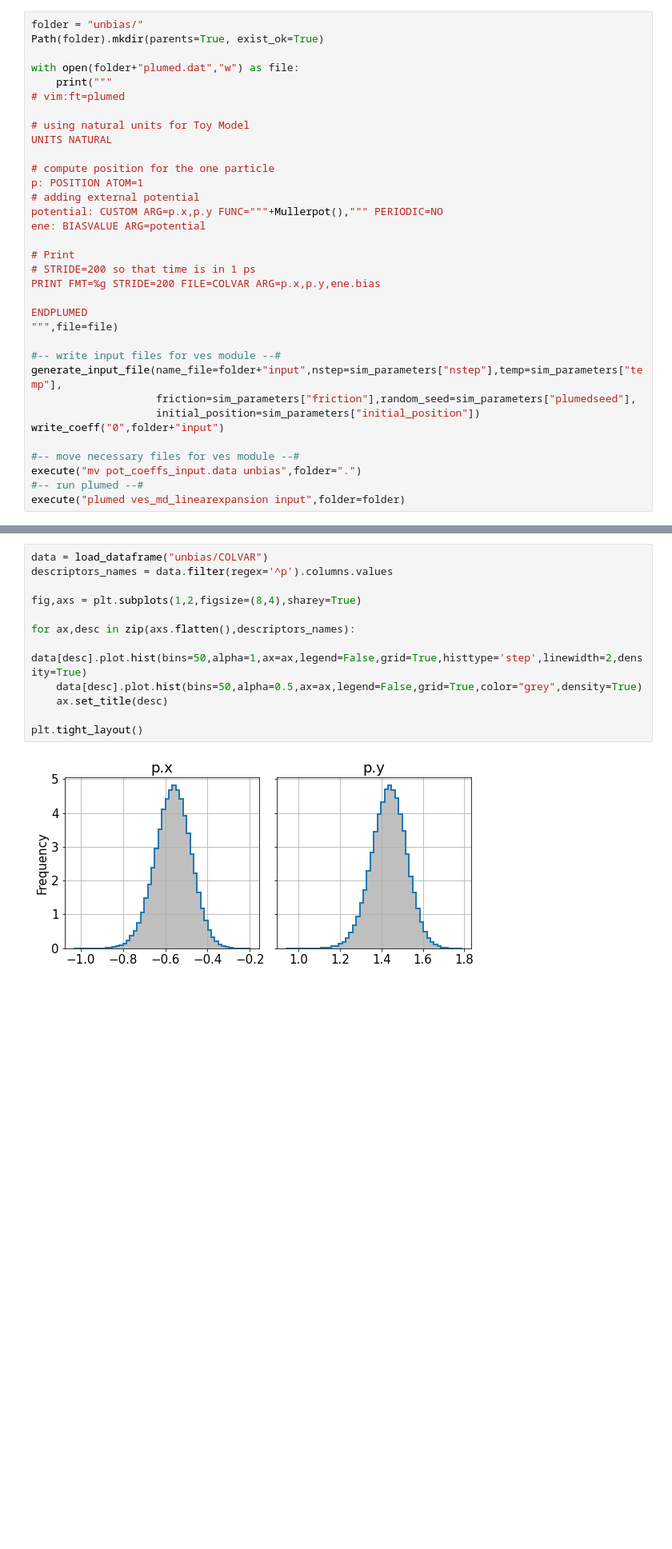
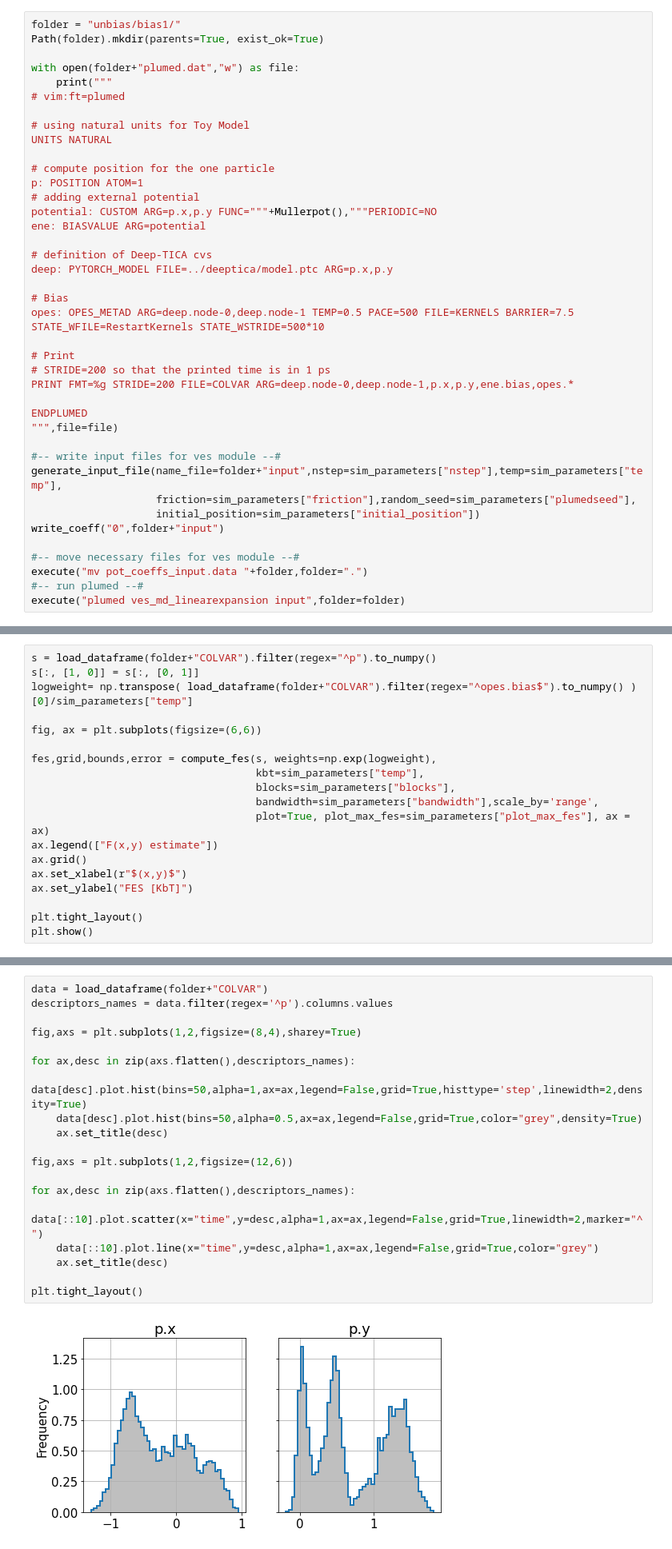
Before and after one commit to nicolopedrani/Hyper-TICA, a Jupyter notebook: Toy_Model/Bias.ipynb, the cells around one changed output, grey strips where cells are left out. Shown at 80% size. Drawn from its saved outputs; the diff is of its cells as text; blank space fills up the shorter version.

```diff
--- a/Toy_Model/Bias.ipynb
+++ b/Toy_Model/Bias.ipynb
@@ -95,7 +59,7 @@ plt.tight_layout()
 # %% [markdown]
 # Prepare input files for plumed
 # %%
-folder = "unbias/"
+folder = "unbias/bias1/"
 Path(folder).mkdir(parents=True, exist_ok=True)
 
 with open(folder+"plumed.dat","w") as file:
@@ -108,12 +72,18 @@ UNITS NATURAL
 # compute position for the one particle
 p: POSITION ATOM=1
 # adding external potential
-potential: CUSTOM ARG=p.x,p.y FUNC="""+Mullerpot(),""" PERIODIC=NO
+potential: CUSTOM ARG=p.x,p.y FUNC="""+Mullerpot(),"""PERIODIC=NO
 ene: BIASVALUE ARG=potential
 
+# definition of Deep-TICA cvs
+deep: PYTORCH_MODEL FILE=../deeptica/model.ptc ARG=p.x,p.y
+
+# Bias
+opes: OPES_METAD ARG=deep.node-0,deep.node-1 TEMP=0.5 PACE=500 FILE=KERNELS BARRIER=7.5 STATE_WFILE=RestartKernels STATE_WSTRIDE=500*10
+
 # Print
-# STRIDE=200 so that time is in 1 ps
-PRINT FMT=%g STRIDE=200 FILE=COLVAR ARG=p.x,p.y,ene.bias
+# STRIDE=200 so that the printed time is in 1 ps
+PRINT FMT=%g STRIDE=200 FILE=COLVAR ARG=deep.node-0,deep.node-1,p.x,p.y,ene.bias,opes.*
 
 ENDPLUMED
 """,file=file)
@@ -125,7 +95,7 @@ generate_input_file(name_file=folder+"input",nstep=sim_parameters["nstep"],temp=
 write_coeff("0",folder+"input")
 
 #-- move necessary files for ves module --#
-execute("mv pot_coeffs_input.data unbias",folder=".")
+execute("mv pot_coeffs_input.data "+folder,folder=".")
 #-- run plumed --#
 execute("plumed ves_md_linearexpansion input",folder=folder)
 # %% [output]
@@ -238,0 +169,19 @@ One possibility is to look directly at the time auto-correlation function $C(\ta
+# %%
+s = load_dataframe(folder+"COLVAR").filter(regex="^p").to_numpy()
+s[:, [1, 0]] = s[:, [0, 1]]
+logweight= np.transpose( load_dataframe(folder+"COLVAR").filter(regex="^opes.bias$").to_numpy() )[0]/sim_parameters["temp"]
+
+fig, ax = plt.subplots(figsize=(6,6))
+
+fes,grid,bounds,error = compute_fes(s, weights=np.exp(logweight),
+                                    kbt=sim_parameters["temp"],
+                                    blocks=sim_parameters["blocks"],
+                                    bandwidth=sim_parameters["bandwidth"],scale_by='range',
+                                    plot=True, plot_max_fes=sim_parameters["plot_max_fes"], ax = ax)
+ax.legend(["F(x,y) estimate"])
+ax.grid()
+ax.set_xlabel(r"$(x,y)$")
+ax.set_ylabel("FES [KbT]")
+
+plt.tight_layout()
+plt.show()
@@ -239,14 +227,21 @@ One possibility is to look directly at the time auto-correlation function $C(\ta
 # %%
-data = load_dataframe("unbias/COLVAR")
+data = load_dataframe(folder+"COLVAR")
 descriptors_names = data.filter(regex='^p').columns.values
 
 fig,axs = plt.subplots(1,2,figsize=(8,4),sharey=True)
 
 for ax,desc in zip(axs.flatten(),descriptors_names):
     data[desc].plot.hist(bins=50,alpha=1,ax=ax,legend=False,grid=True,histtype='step',linewidth=2,density=True)
     data[desc].plot.hist(bins=50,alpha=0.5,ax=ax,legend=False,grid=True,color="grey",density=True)
     ax.set_title(desc)
 
+fig,axs = plt.subplots(1,2,figsize=(12,6))
+
+for ax,desc in zip(axs.flatten(),descriptors_names):
+    data[::10].plot.scatter(x="time",y=desc,alpha=1,ax=ax,legend=False,grid=True,linewidth=2,marker="^")
+    data[::10].plot.line(x="time",y=desc,alpha=1,ax=ax,legend=False,grid=True,color="grey")
+    ax.set_title(desc)
+
 plt.tight_layout()
 # %% [output]
-[figure, old version]
+[figure, new version]
```
Also changed, not shown: parts of 38 cells of this notebook, 17 other files.
